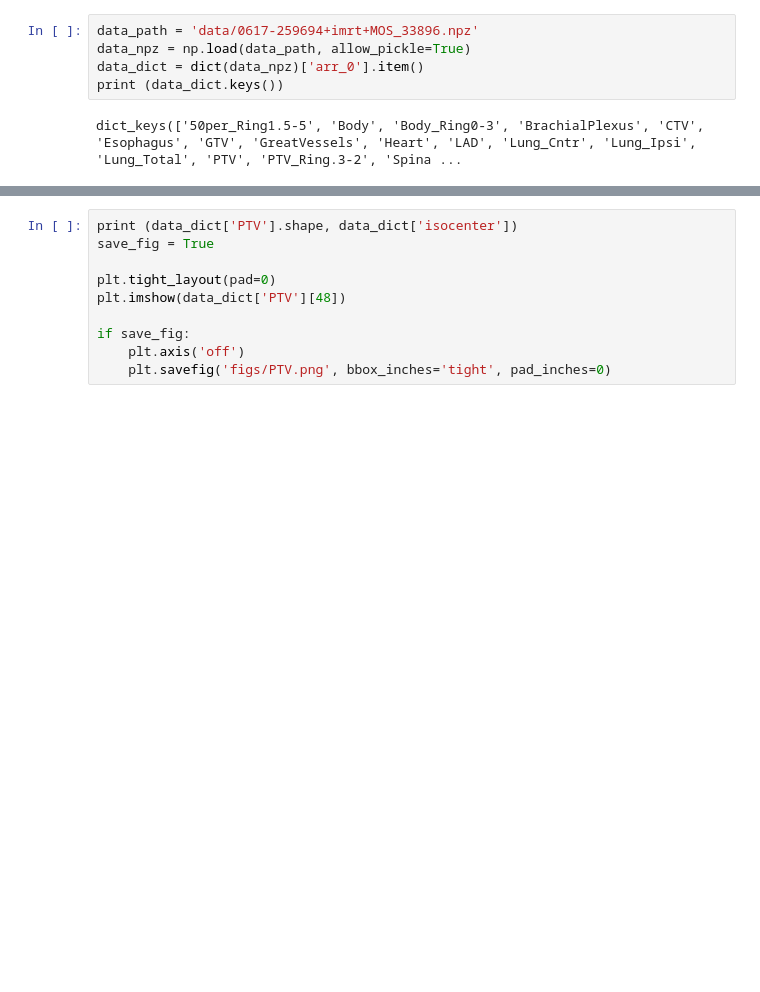
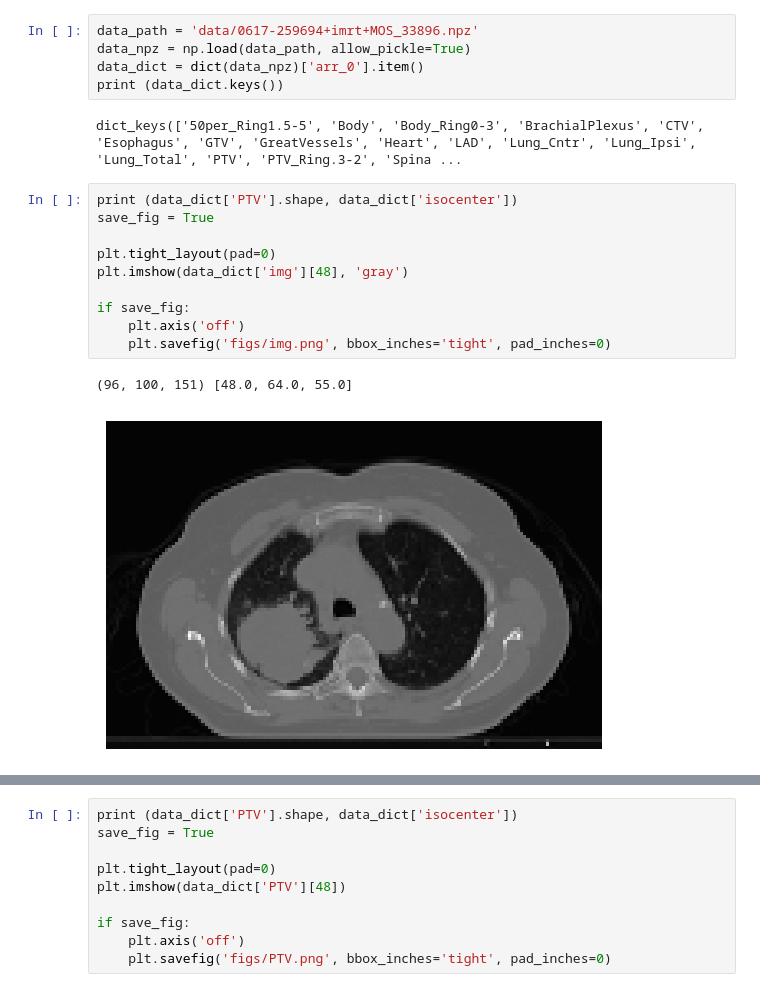
Before and after one commit to sunyu0410/GDP-HMM_AAPMChallenge, a Jupyter notebook: geometry_creation.ipynb, the cells around one changed output, grey strips where cells are left out. Drawn from its saved outputs; the diff is of its cells as text; blank space fills up the shorter version.

```diff
--- a/GeometryCreation.ipynb
+++ b/geometry_creation.ipynb
@@ -150,3 +150,16 @@ data_dict = dict(data_npz)['arr_0'].item()
 print (data_dict.keys())
 # %% [output]
 dict_keys(['50per_Ring1.5-5', 'Body', 'Body_Ring0-3', 'BrachialPlexus', 'CTV', 'Esophagus', 'GTV', 'GreatVessels', 'Heart', 'LAD', 'Lung_Cntr', 'Lung_Ipsi', 'Lung_Total', 'PTV', 'PTV_Ring.3-2', 'Spina ...
+# %%
+print (data_dict['PTV'].shape, data_dict['isocenter'])
+save_fig = True
+
+plt.tight_layout(pad=0)
+plt.imshow(data_dict['img'][48], 'gray')
+
+if save_fig:
+    plt.axis('off')
+    plt.savefig('figs/img.png', bbox_inches='tight', pad_inches=0)
+# %% [output]
+(96, 100, 151) [48.0, 64.0, 55.0]
+[figure, added]
```
Also changed, not shown: parts of 3 cells of this notebook, 8 other files.
